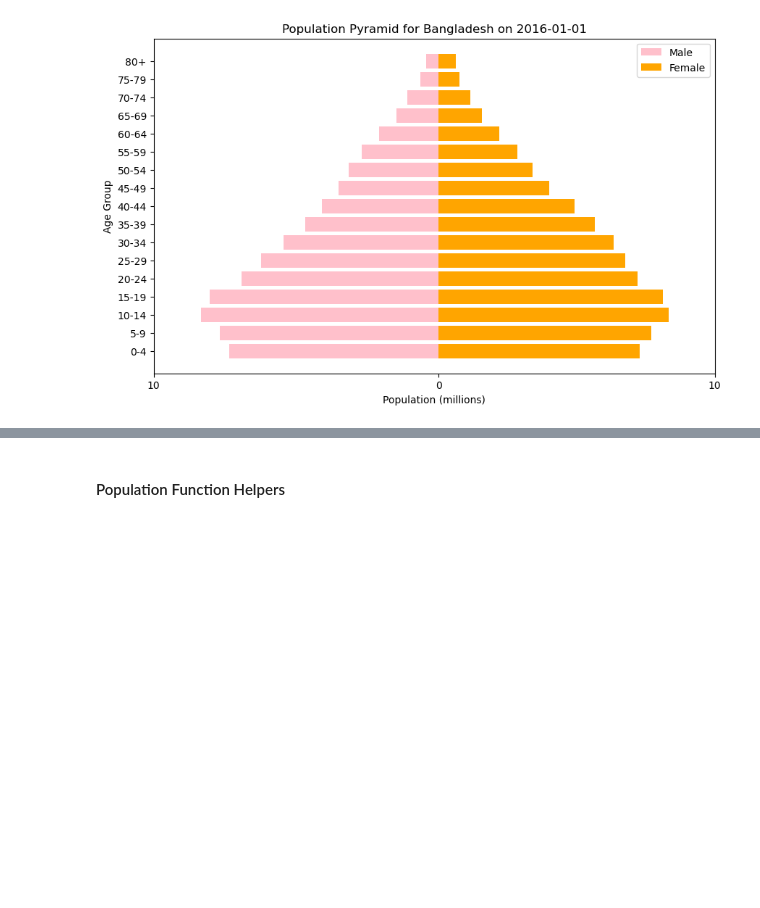
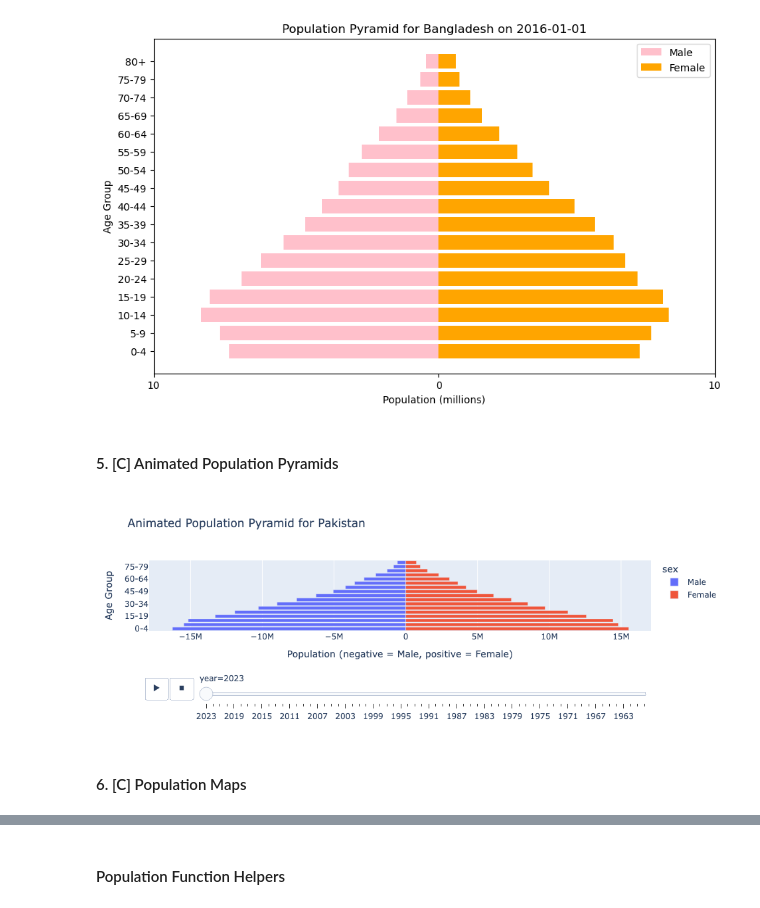
Before and after one commit to eitrager/eep153project, a Jupyter notebook: Deliverables.ipynb, the cells around one changed output, grey strips where cells are left out. Saved outputs shown, nothing was run; the diff lists cells and outputs as text; code cells hidden in the pictures; blank space fills up the shorter version.

```diff
--- a/Deliverables.ipynb
+++ b/Deliverables.ipynb
@@ -207,3 +193,5 @@ SA_pyramiddf = get_population_by_age_sex(SAcountries)
 plot_population_pyramid(SA_pyramiddf, "Bangladesh", "2016-01-01")
 # %% [output]
 [figure]
+# %% [markdown]
+#### 5. [C] Animated Population Pyramids
@@ -209,0 +279,7 @@ plot_population_pyramid(SA_pyramiddf, "Bangladesh", "2016-01-01")
+# %%
+fig = animated_population_pyramid_wide(SA_pyramiddf, country="Pakistan", animate_by='year')
+fig.show()
+# %% [output]
+[figure, added]
+# %% [markdown]
+#### 6. [C] Population Maps
```
Also changed, not shown: parts of 22 cells of this notebook.
